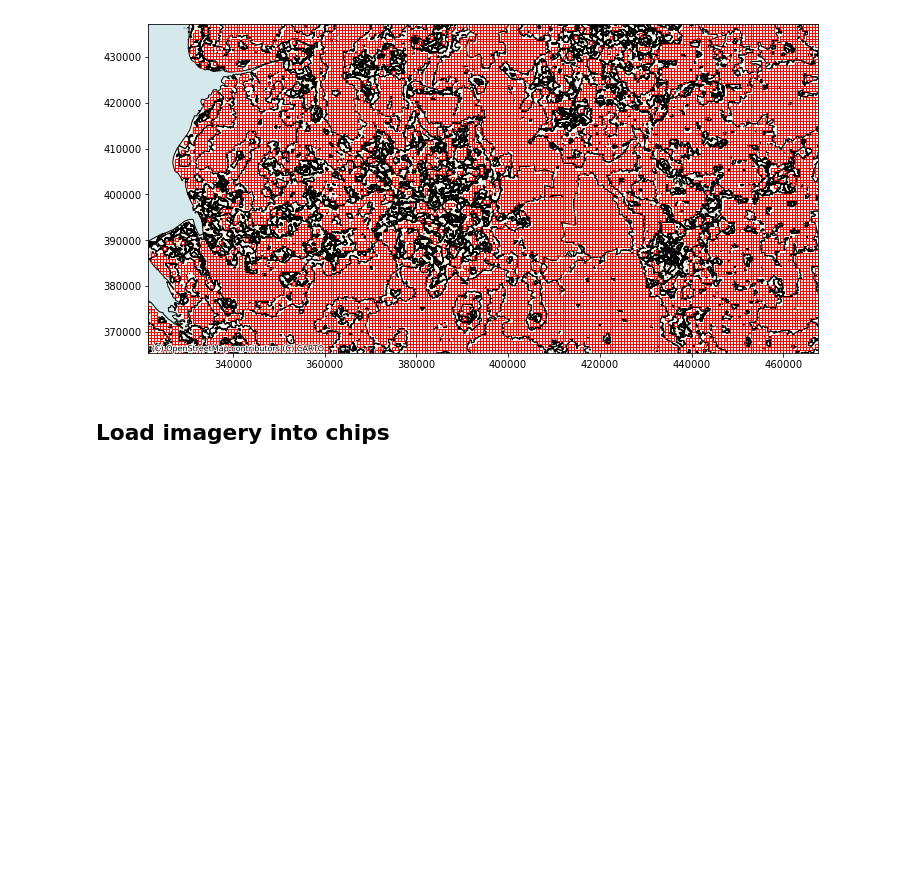
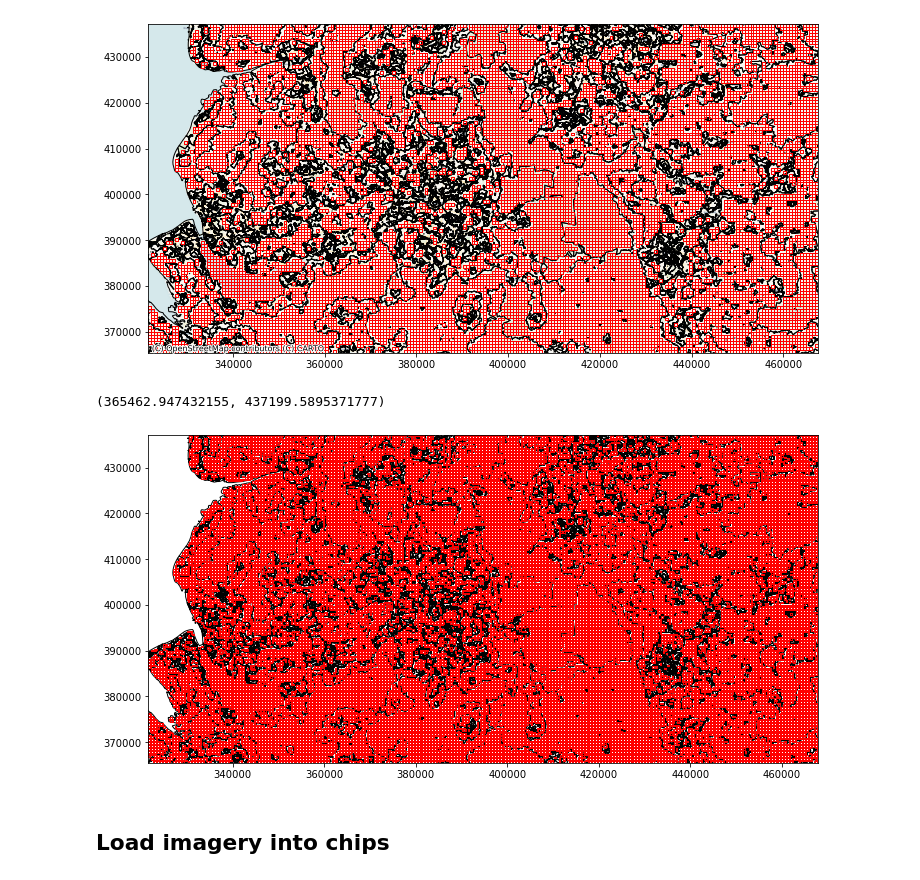
Before and after one commit to urbangrammarai/signature_ai, a Jupyter notebook: chip_making_subset.ipynb, the cells around one changed output. Cells and saved outputs as stored; diff of their text form; code cells hidden in the pictures; blank space fills up the shorter version.

```diff
--- a/chip_making_subset.ipynb
+++ b/chip_making_subset.ipynb
@@ -13,17 +16,21 @@ from shapely.geometry import box
 # %%
 specs = {
     'bb': box(321566, 365379, 468106, 437198),
-    'chip_size': 64,
+    'chip_size': 32,
     'bands': [1, 2, 3], #RGB
     'mosaic_p': (
-        '/home/jovyan/data/'
+        '/home/jovyan/work/urbangrammar_samba/'
         'ghs_composite_s2/GHS-composite-S2.vrt'
     ),
     'spsig_p': (
-        '/home/jovyan/data/spatial_signatures/'
-        #'signatures/'
+        '/home/jovyan/work/urbangrammar_samba/spatial_signatures/'
+        'signatures/'
         'signatures_combined_levels_simplified.gpkg'
-    )
+    ),
+    'tensor': (
+        '/home/jovyan/work/urbangrammar_samba/'
+        'spatial_signatures/chips/sample.npz'
+    ),
 }
 # %% [markdown]
 ## Load region
@@ -62,0 +68,3 @@ spsig = geopandas.read_file(specs['spsig_p'])
+# %%
+%%time
+spsig = pyogrio.read_dataframe(specs['spsig_p'])
@@ -86,6 +97,15 @@ contextily.add_basemap(
 );
 # %% [output]
 [figure]
+# %%
+ax = spsig.plot(facecolor='none', edgecolor='k', figsize=(12, 12))
+oc_chips.plot(facecolor='none', edgecolor='red', ax=ax)
+minX, minY, maxX, maxY = oc_chips.total_bounds
+ax.set_xlim((minX, maxX))
+ax.set_ylim((minY, maxY))
+# %% [output]
+(365462.947432155, 437199.5895371777)
+[figure, added]
 # %% [markdown]
 ## Load imagery into chips
 # %%
```
Also changed, not shown: parts of 16 cells of this notebook, 2 other files.
